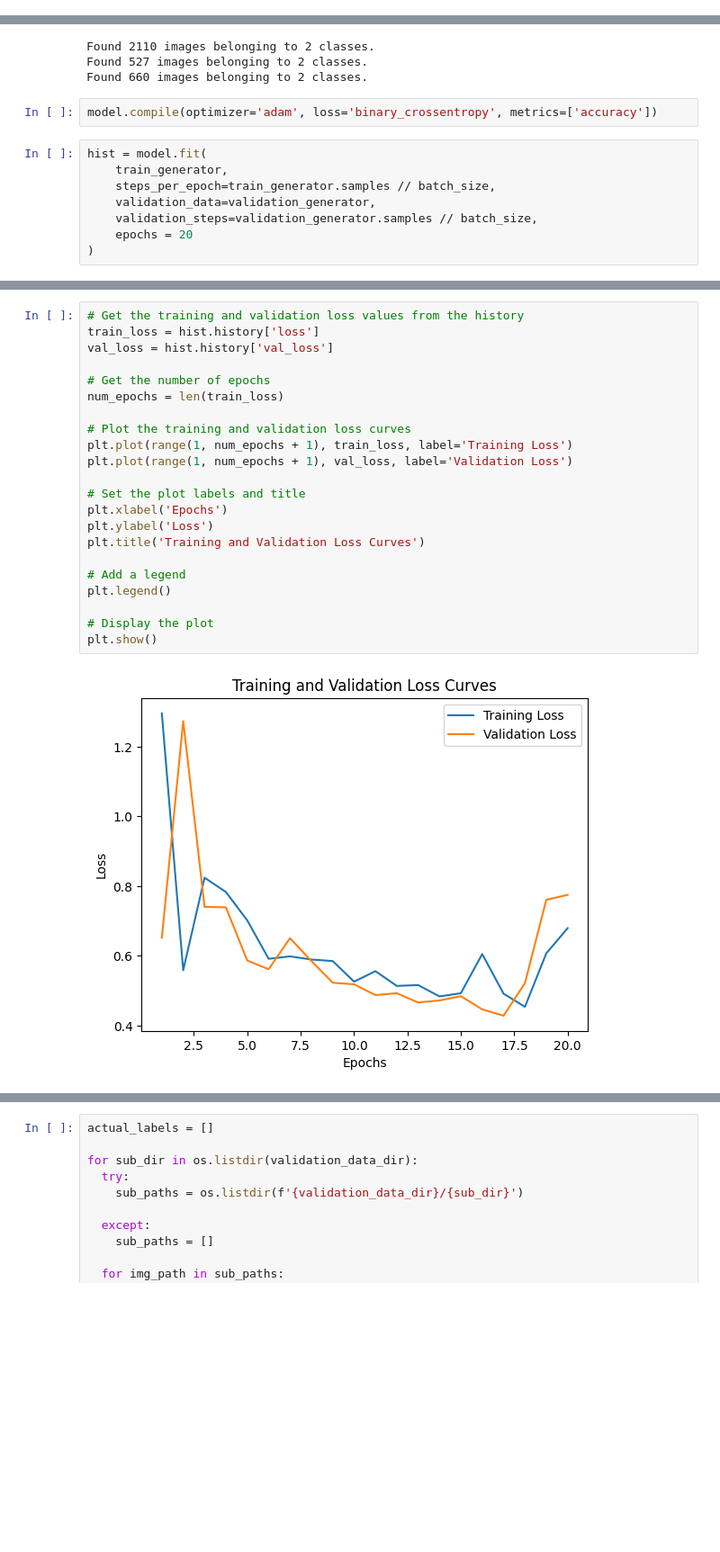
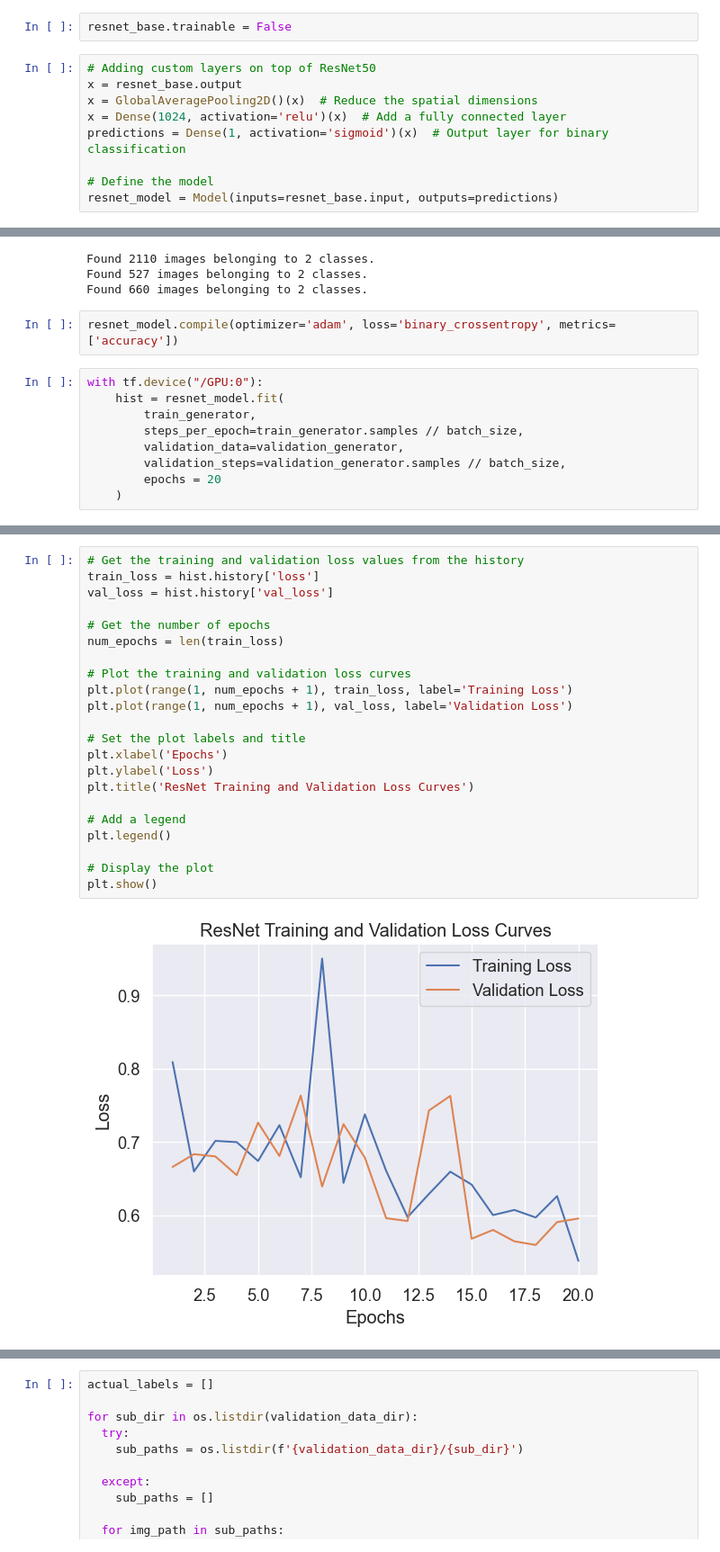
Before and after one commit to Aman-Amith-Shastry/skin_cancer_data, a Jupyter notebook: skin_cancer.ipynb, the cells around one changed output, grey strips where cells are left out. Shown: that part at 90% size. Drawn from its saved outputs; the diff is of its cells as text; blank space fills up the shorter version.

```diff
--- a/skin_cancer.ipynb
+++ b/skin_cancer.ipynb
@@ -47,3 +37,14 @@ model = Sequential([
+# %%
+resnet_base.trainable = False
+# %%
+# Adding custom layers on top of ResNet50
+x = resnet_base.output
+x = GlobalAveragePooling2D()(x)  # Reduce the spatial dimensions
+x = Dense(1024, activation='relu')(x)  # Add a fully connected layer
+predictions = Dense(1, activation='sigmoid')(x)  # Output layer for binary classification
+
+# Define the model
+resnet_model = Model(inputs=resnet_base.input, outputs=predictions)
 # %%
 x_train = []
 x_test = []
@@ -86,14 +87,15 @@ Found 2110 images belonging to 2 classes.
 Found 527 images belonging to 2 classes.
 Found 660 images belonging to 2 classes.
 # %%
-model.compile(optimizer='adam', loss='binary_crossentropy', metrics=['accuracy'])
+resnet_model.compile(optimizer='adam', loss='binary_crossentropy', metrics=['accuracy'])
 # %%
-hist = model.fit(
-    train_generator,
-    steps_per_epoch=train_generator.samples // batch_size,
-    validation_data=validation_generator,
-    validation_steps=validation_generator.samples // batch_size,
-    epochs = 20
-)
+with tf.device("/GPU:0"):
+    hist = resnet_model.fit(
+        train_generator,
+        steps_per_epoch=train_generator.samples // batch_size,
+        validation_data=validation_generator,
+        validation_steps=validation_generator.samples // batch_size,
+        epochs = 20
+    )
 # %% [output]
 Epoch 1/20
@@ -124,24 +122,24 @@ WARNING:absl:You are saving your model as an HDF5 file via `model.save()` or `ke
 # %%
 # Get the training and validation loss values from the history
 train_loss = hist.history['loss']
 val_loss = hist.history['val_loss']
 
 # Get the number of epochs
 num_epochs = len(train_loss)
 
 # Plot the training and validation loss curves
 plt.plot(range(1, num_epochs + 1), train_loss, label='Training Loss')
 plt.plot(range(1, num_epochs + 1), val_loss, label='Validation Loss')
 
 # Set the plot labels and title
 plt.xlabel('Epochs')
 plt.ylabel('Loss')
-plt.title('Training and Validation Loss Curves')
+plt.title('ResNet Training and Validation Loss Curves')
 
 # Add a legend
 plt.legend()
 
 # Display the plot
 plt.show()
 # %% [output]
-[figure, old version]
+[figure, new version]
```
Also changed, not shown: parts of 45 cells of this notebook, 2 other files.
